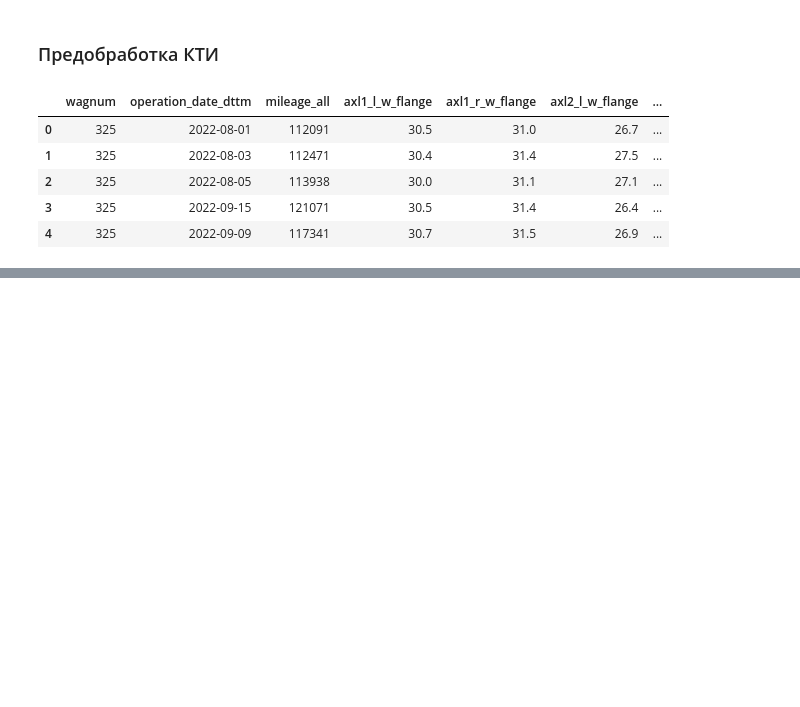
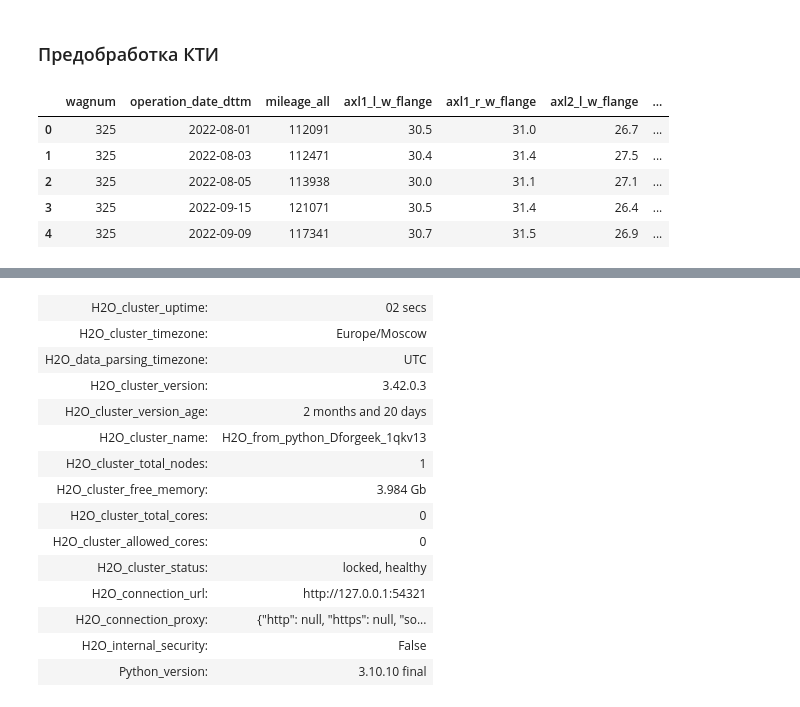
Before and after one commit to Dforgeek/DataWagonTrack2, a Jupyter notebook: new_jazzzzz_mich_step.ipynb, the cells around one changed output, grey strips where cells are left out. Saved outputs shown, nothing was run; the diff lists cells and outputs as text; code cells hidden in the pictures; blank space fills up the shorter version.

```diff
--- a/new_jazzzzz_mich_step.ipynb
+++ b/new_jazzzzz_mich_step.ipynb
@@ -149,12 +178,5 @@ merged.head()
 # %%
 
-column_names = merged.columns
-
-merged = imputer.fit_transform(merged)
-
-merged = pd.DataFrame(merged, columns=column_names)
-
-X_train = merged.drop(["wagnum"], axis=1)
 y_month_name = "target_month"
 y_day_name = "target_day"
 target_names = [y_month_name, y_day_name]
@@ -328,31 +341,32 @@ dict(sorted(importance_dict.items(), key=lambda item: item[1], reverse=True))
 # %%
-# import os
-# import h2o
-# import xgboost as xgb
-# import pandas as pd
-# from h2o.automl import H2OAutoML
-#
-# h2o.init()
-#
-# model_path = ""
-# model_file = os.path.join(model_path, "StackedEnsemble_AllModels_1_AutoML_2_20231111_112553")
-# train = h2o.H2OFrame(X_train)
-# test = h2o.H2OFrame(X_test)
-# train[y_name] = train[y_name].asfactor()
-# test[y_name] = test[y_name].asfactor()
-#
-# x = train.columns
-# y = y_name
-# x.remove(y)
-#
-# # if os.path.exists(model_file):
-# #     print("sdfsd")
-# #     aml = h2o.load_model(model_file)
-# # else:
-# aml = H2OAutoML(max_models=15, seed=42)
-# aml.train(x=x, y=y, training_frame=train)
-#
-# h2o.save_model(aml.leader, path=model_path)
-#
-# lb = aml.leaderboard
-# print(lb.head(rows=lb.nrows))
+import os
+import h2o
+import xgboost as xgb
+import pandas as pd
+from h2o.automl import H2OAutoML
+
+h2o.init()
+
+model_path = ""
+model_file = os.path.join(model_path, "StackedEnsemble_AllModels_1_AutoML_2_20231111_112553")
+train = h2o.H2OFrame(X_train)
+test = h2o.H2OFrame(X_test)
+train[y_month_name] = train[y_month_name].asfactor()
+test[y_month_name] = test[y_month_name].asfactor()
+
+x = train.columns
+y = y_month_name
+x.remove(y)
+
+# if os.path.exists(model_file):
+#     print("sdfsd")
+#     aml = h2o.load_model(model_file)
+# else:
+aml = H2OAutoML(max_models=15, seed=42)
+aml.train(x=x, y=y, training_frame=train)
+
+h2o.save_model(aml.leader, path=model_path)
+
+lb = aml.leaderboard
+print(lb.head(rows=lb.nrows))
+# %% [output]
@@ -358,0 +382,15 @@ dict(sorted(importance_dict.items(), key=lambda item: item[1], reverse=True))
+| H2O_cluster_uptime: | 02 secs |
+| H2O_cluster_timezone: | Europe/Moscow |
+| H2O_data_parsing_timezone: | UTC |
+| H2O_cluster_version: | 3.42.0.3 |
+| H2O_cluster_version_age: | 2 months and 20 days |
+| H2O_cluster_name: | H2O_from_python_Dforgeek_1qkv13 |
+| H2O_cluster_total_nodes: | 1 |
+| H2O_cluster_free_memory: | 3.984 Gb |
+| H2O_cluster_total_cores: | 0 |
+| H2O_cluster_allowed_cores: | 0 |
+| H2O_cluster_status: | locked, healthy |
+| H2O_connection_url: | http://127.0.0.1:54321 |
+| H2O_connection_proxy: | {"http": null, "https": null, "so... |
+| H2O_internal_security: | False |
+| Python_version: | 3.10.10 final |
```
Also changed, not shown: parts of 29 cells of this notebook.
